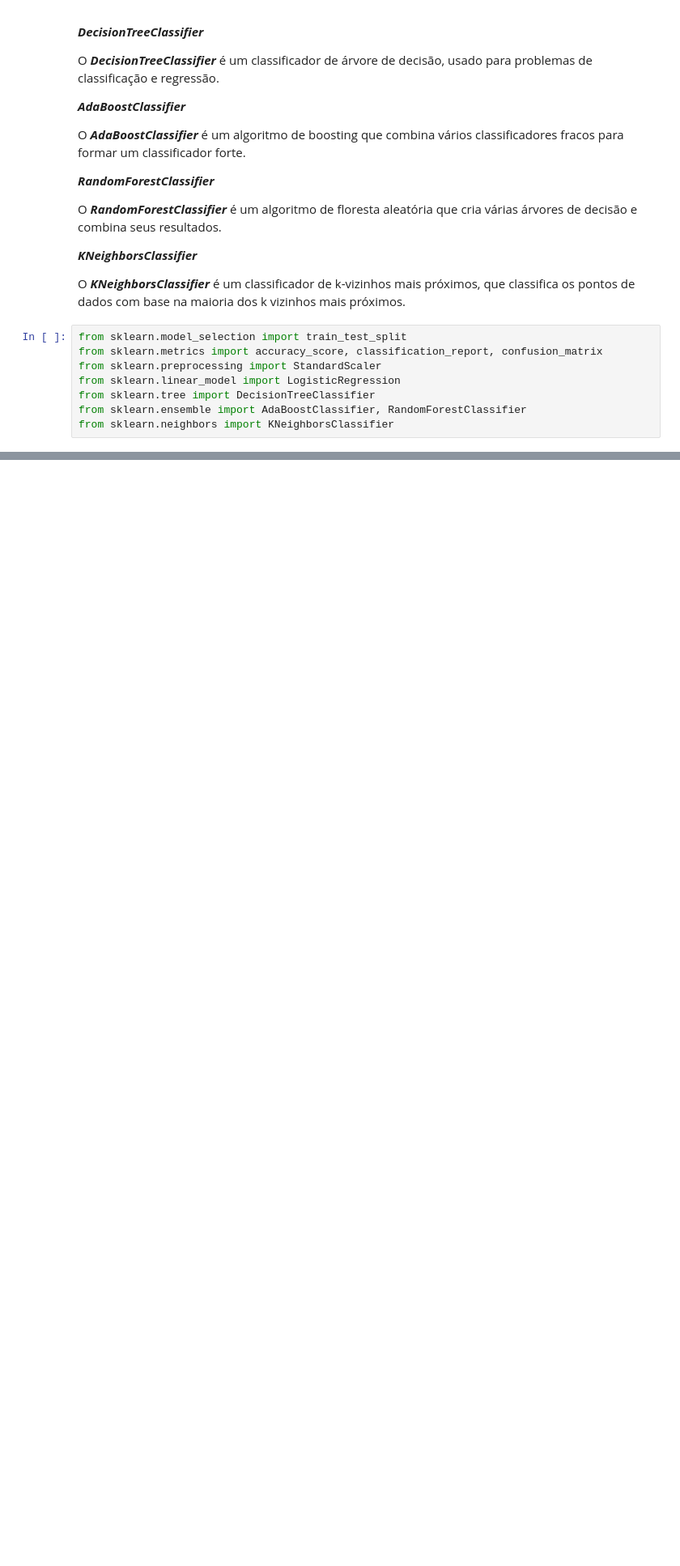
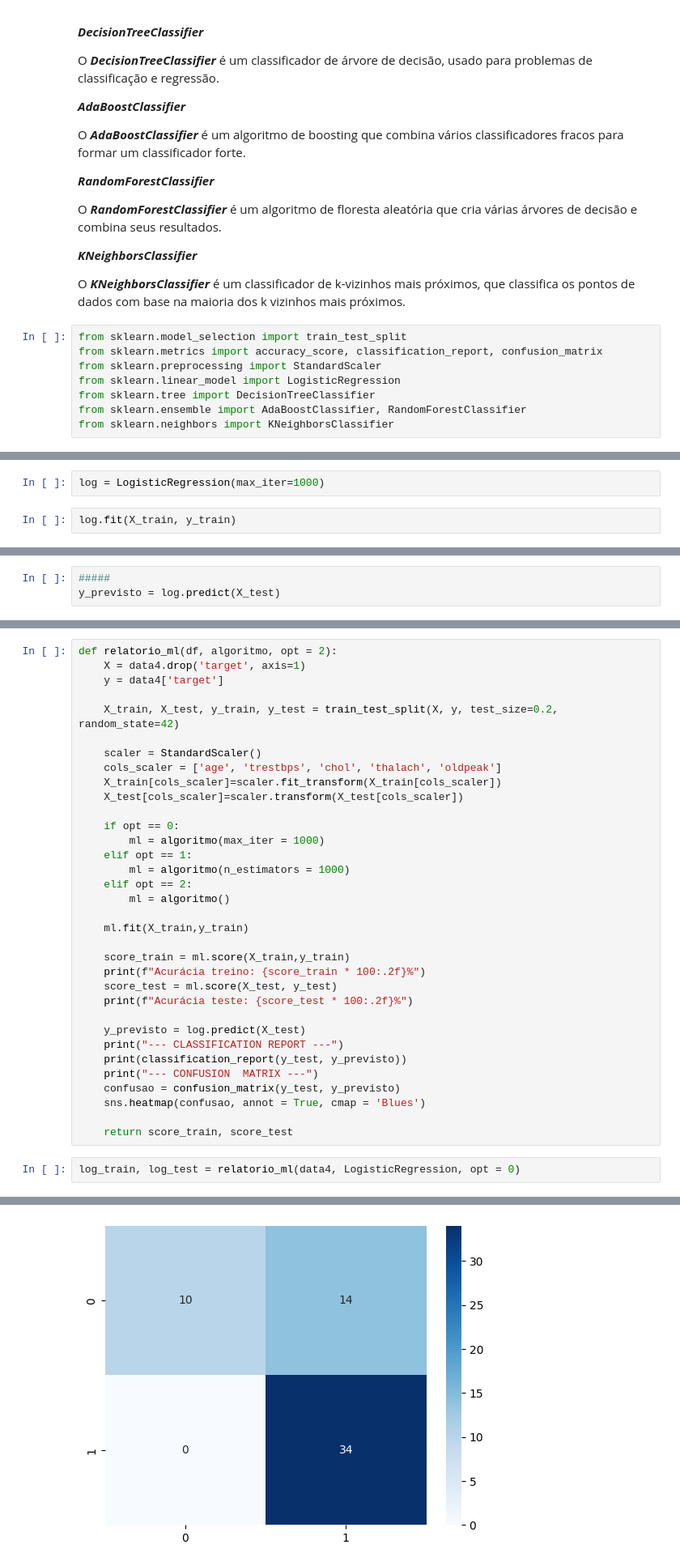
Before and after one commit to carlos-augusto-carneiro/KaggleHeartDisease, a Jupyter notebook: HeartDisease.ipynb, the cells around one changed output, grey strips where cells are left out. Shown: that part at 81% size. Saved outputs shown, nothing was run; the diff lists cells and outputs as text; blank space fills up the shorter version.

```diff
--- a/HeartDisease.ipynb
+++ b/HeartDisease.ipynb
@@ -339,0 +345,4 @@ from sklearn.neighbors import KNeighborsClassifier
+# %%
+log = LogisticRegression(max_iter=1000)
+# %%
+log.fit(X_train, y_train)
@@ -339,0 +366,3 @@ from sklearn.neighbors import KNeighborsClassifier
+# %%
+#####
+y_previsto = log.predict(X_test)
@@ -339,0 +389,37 @@ from sklearn.neighbors import KNeighborsClassifier
+# %%
+def relatorio_ml(df, algoritmo, opt = 2):
+    X = data4.drop('target', axis=1)
+    y = data4['target']
+
+    X_train, X_test, y_train, y_test = train_test_split(X, y, test_size=0.2, random_state=42)
+
+    scaler = StandardScaler()
+    cols_scaler = ['age', 'trestbps', 'chol', 'thalach', 'oldpeak']
+    X_train[cols_scaler]=scaler.fit_transform(X_train[cols_scaler])
+    X_test[cols_scaler]=scaler.transform(X_test[cols_scaler])
+
+    if opt == 0:
+        ml = algoritmo(max_iter = 1000)
+    elif opt == 1:
+        ml = algoritmo(n_estimators = 1000)
+    elif opt == 2:
+        ml = algoritmo()
+
+    ml.fit(X_train,y_train)
+
+    score_train = ml.score(X_train,y_train)
+    print(f"Acurácia treino: {score_train * 100:.2f}%")
+    score_test = ml.score(X_test, y_test)
+    print(f"Acurácia teste: {score_test * 100:.2f}%")
+
+    y_previsto = log.predict(X_test)
+    print("--- CLASSIFICATION REPORT ---")
+    print(classification_report(y_test, y_previsto))
+    print("--- CONFUSION  MATRIX ---")
+    confusao = confusion_matrix(y_test, y_previsto)
+    sns.heatmap(confusao, annot = True, cmap = 'Blues')
+
+    return score_train, score_test
+# %%
+log_train, log_test = relatorio_ml(data4, LogisticRegression, opt = 0)
+# %% [output]
@@ -339,0 +439 @@ from sklearn.neighbors import KNeighborsClassifier
+[figure, added]
```
Also changed, not shown: parts of 14 cells of this notebook.
